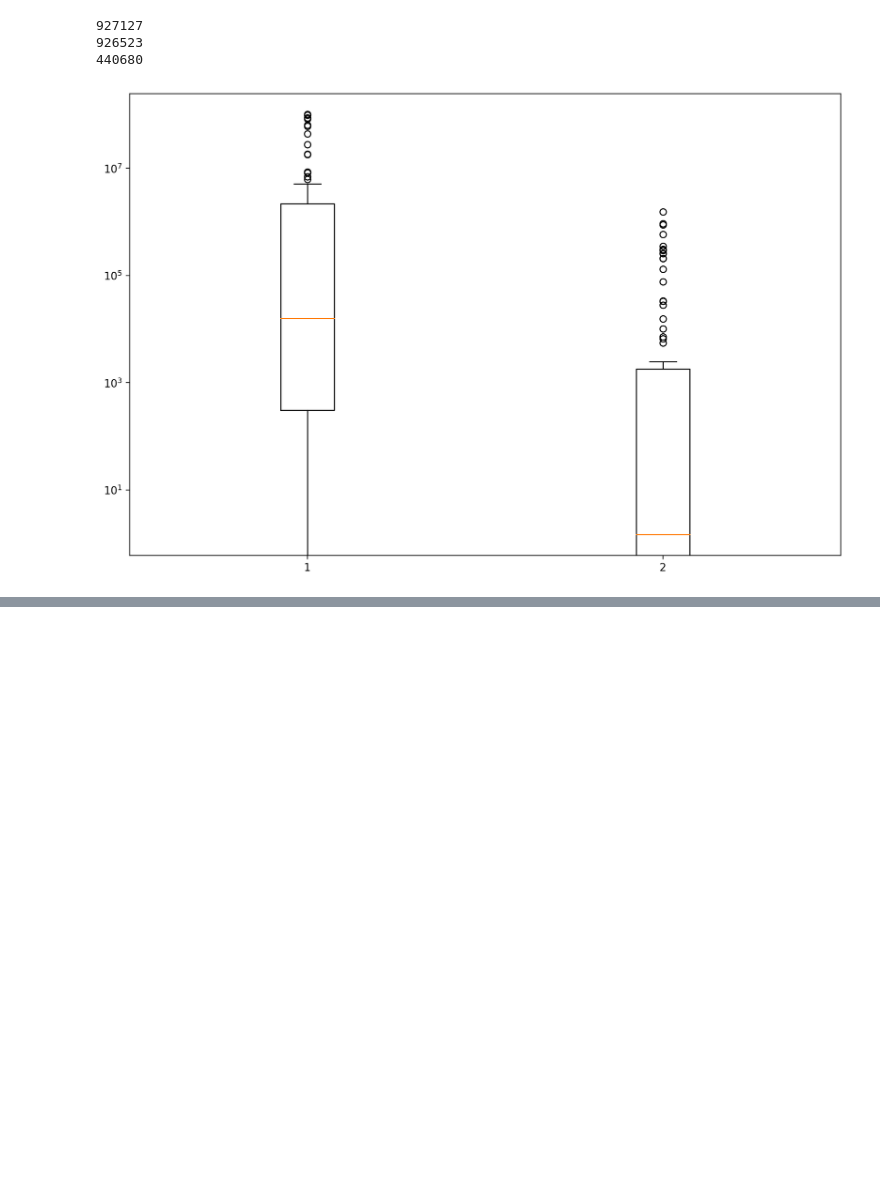
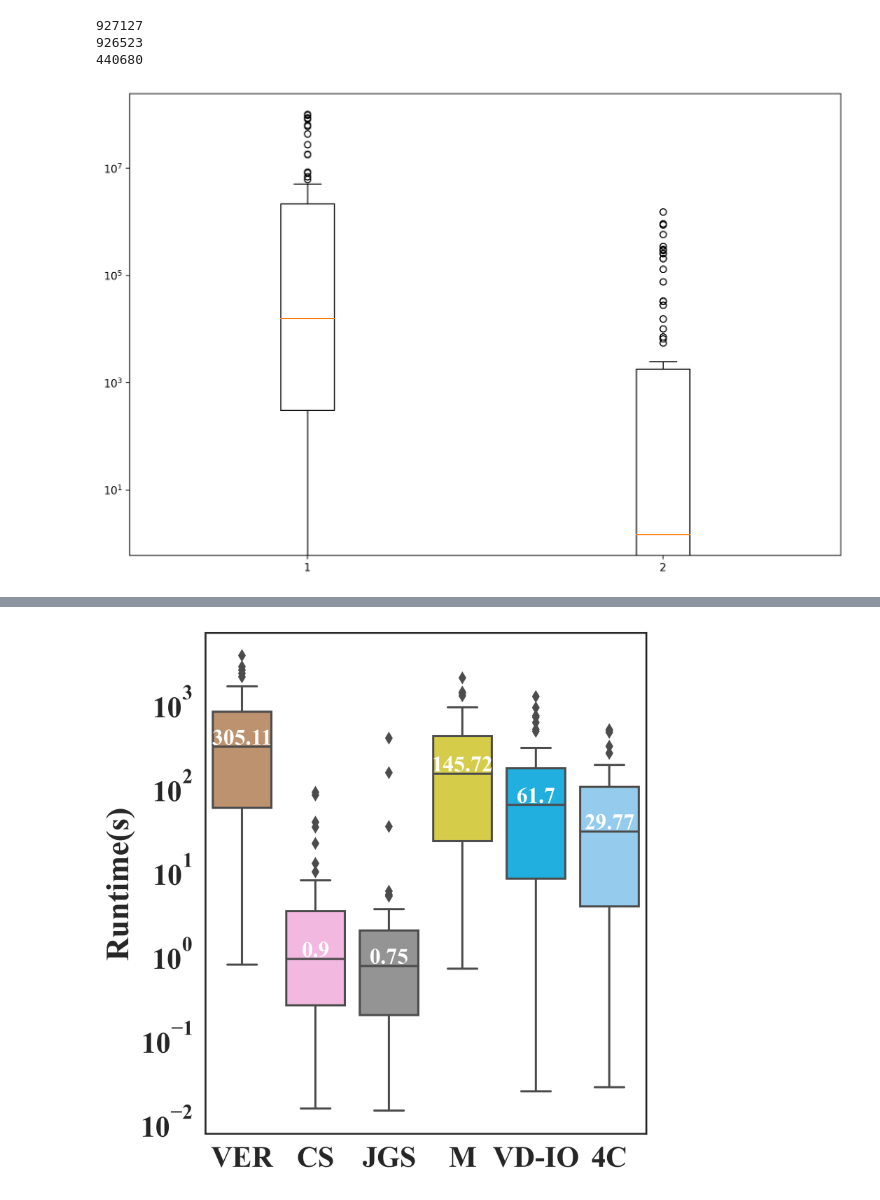
Before and after one commit to TheDataStation/ver, a Jupyter notebook: view_distillation/scalability_plot.ipynb, the cells around one changed output, grey strips where cells are left out. Drawn from its saved outputs; the diff is of its cells as text; code cells hidden in the pictures; blank space fills up the shorter version.

```diff
--- a/view_distillation/scalability_plot.ipynb
+++ b/view_distillation/scalability_plot.ipynb
@@ -558,0 +684,86 @@ plt.show()
+# %%
+import pandas as pd
+import numpy as np
+import seaborn as sns
+import matplotlib.pyplot as plt
+import json
+from statistics import median
+
+plt.rcParams['figure.figsize'] = [6, 6]
+plt.rcParams['figure.dpi'] = 300
+
+sns.set_theme(style="white", palette="colorblind", font="Times New Roman", font_scale=1.9)
+
+selected = [1858, 857, 214, 363, 7076, 1237, 1204, 1577, 4035, 788, 1273, 6996, 9009, 829, 1568, 506, 871, 1284, 1572, 679, 2075, 958, 860, 1570, 1180, 1527, 1583, 1504, 1463, 250, 608, 1495, 1893, 1178, 1135, 696, 1098, 42, 8321, 289, 1190, 482, 785, 1366, 1838, 710, 178, 6077, 1560, 1119]
+selected = [str(x) for x in selected]
+
+def load_json(path):
+    with open(path) as f:
+        return json.load(f)
+
+def choose_sampled(times, selected):
+    res = []
+    for jp in selected:
+        res.append(times[jp])
+    return res
+
+medians = []
+col_sel_time = load_json('data_processing2/col_sel_time.json')
+sub_col_sel_time = choose_sampled(col_sel_time, selected)
+join_graph_search_time = load_json('data_processing2/join_graph_search_time.json')
+sub_join_graph_search_time = choose_sampled(join_graph_search_time, selected)
+materialization_time = load_json('data_processing2/materialization_time.json')
+sub_materialization_time = choose_sampled(materialization_time, selected)
+view_distill_time = load_json('data_processing2/total_time_4c_by_name.json')
+# sub_view_distill_time = choose_sampled(view_distill_time, selected)
+vd_get_views = load_json('data_processing2/times_4c_io.json')
+vd_fc = load_json('data_processing2/times_4c.json')
+
+pipeline_total_time = []
+for jp in selected:
+    pipeline_total_time.append(col_sel_time[jp] + join_graph_search_time[jp] + materialization_time[jp] + view_distill_time[jp])
+
+# pipeline_total_time.extend([None, None])
+# print(len(pipeline_total_time))
+# view_distill = list(view_distill_time.values())
+# view_distill.extend([None, None])
+# print(len(view_distill))
+
+df = pd.DataFrame({
+    "VER": pipeline_total_time,
+    "CS": sub_col_sel_time,
+    "JGS": sub_join_graph_search_time,
+    "M": sub_materialization_time,
+    "VD-IO": list(vd_get_views.values()),
+    "4C": list(vd_fc.values())
+    })
+
+medians = df.median().values.tolist()
+print(medians)
+
+
+# plt.figure(figsize=(12,8))
+
+# my_pal = {"VER": "#176d9c", "JOIN-GRAPH\nSEARCH": "#c182b6", "VD-Get Views": "#c38821", "VD-4C": "#17896a", "COLUMN\nSELECTION": "#bc936c", "MATERIALIZER": "#ba611b"}
+# sns.set_theme(style='whitegrid', font="Times New Roman")
+# sns.set_theme(style="whitegrid")
+# palette=sns.color_palette("colorblind")
+# print(len(palette))
+palette = sns.color_palette("colorblind")[5:9] + ["deepskyblue", "lightskyblue"]
+ax = sns.boxplot(data=df, width=0.8, palette=palette)
+ax.set_xticklabels(ax.get_xticklabels(), rotation=0, fontdict={'weight': 'bold'})
+ax.set_yticklabels(ax.get_yticklabels(), fontdict={'weight': 'bold'})
+ax.set_yscale("log")
+ax.set_ylabel("Runtime(s)", fontdict={'weight': 'bold'})
+
+vertical_offset = [x * 0.07 for x in medians] # offset from median for display
+
+for i, xtick in enumerate(ax.get_xticks()):
+    # print(i)
+    ax.text(xtick, medians[i] + vertical_offset[i], round(medians[i], 2),
+            horizontalalignment='center',size='x-small',color='w',weight='bold')
+
+# plt.show()
+plt.tight_layout()
+plt.savefig('figures/components_run_time.pdf')
+# %% [output]
@@ -558,0 +771 @@ plt.show()
+[figure, added]
```
Also changed, not shown: parts of 13 cells of this notebook.
